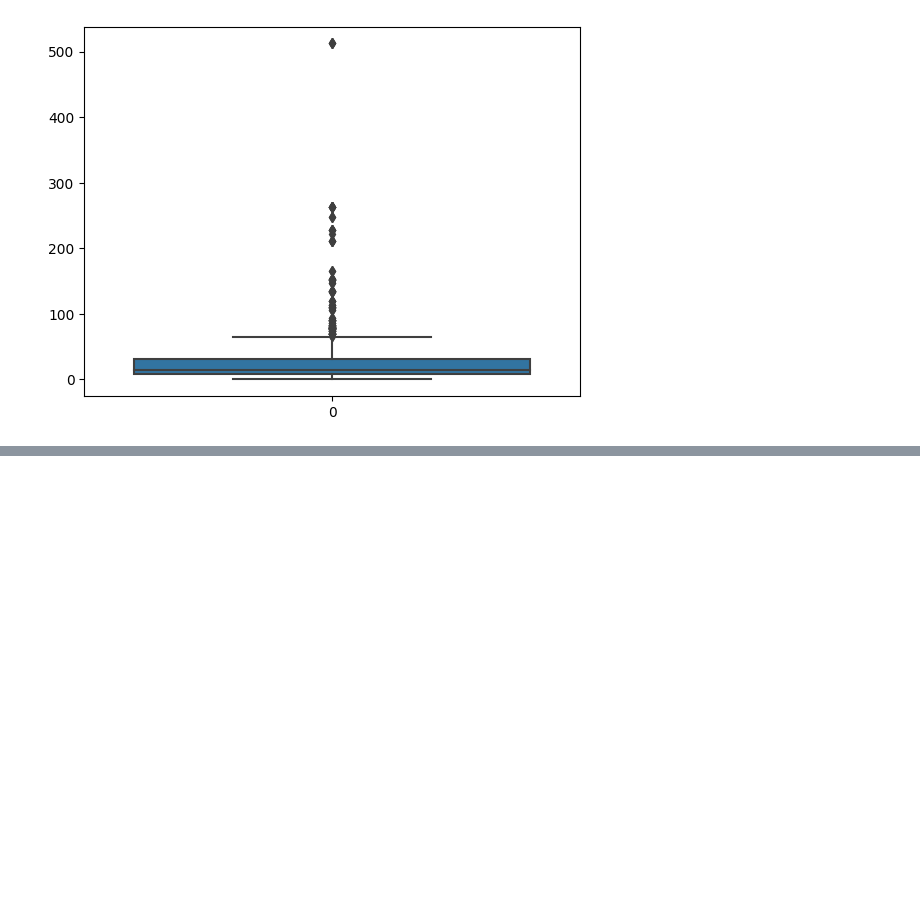
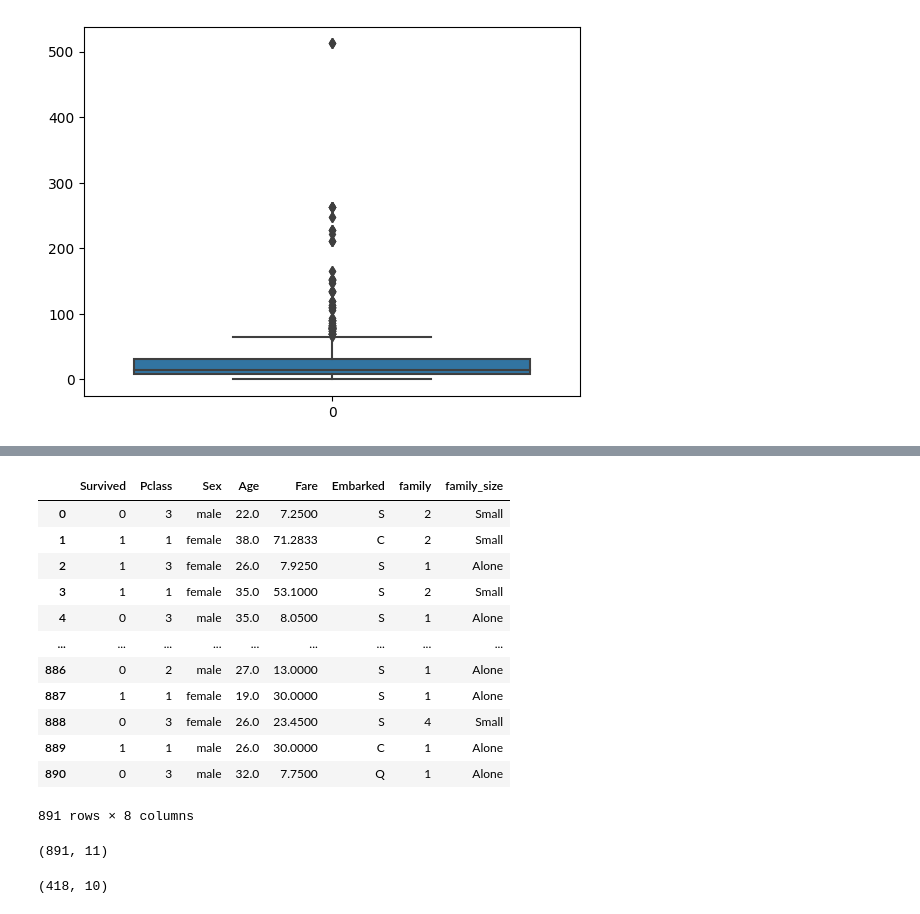
Before and after one commit to Rishiraj-singh7/Survival-Titanic-submission, a Jupyter notebook: main.ipynb, the cells around one changed output, grey strips where cells are left out. Cells and saved outputs as stored; diff of their text form; code cells hidden in the pictures; blank space fills up the shorter version.

```diff
--- a/main.ipynb
+++ b/main.ipynb
@@ -269,0 +322,6 @@ sns.boxplot(train['Fare'])
+# %%
+train.drop(columns=['Name'],inplace=True)
+test.drop(columns=['Name'],inplace=True)
+# %%
+train.drop(columns=['SibSp','Parch'],inplace=True)
+test.drop(columns=['SibSp','Parch'],inplace=True)
@@ -269,0 +342,8 @@ sns.boxplot(train['Fare'])
+# %%
+def family_size(number):
+    if number==1:
+        return "Alone"
+    elif number>1 and number <5:
+        return "Small"
+    else:
+        return "Large"
@@ -269,0 +354,2 @@ sns.boxplot(train['Fare'])
+# %%
+train['family_size']=train['family'].apply(family_size)
@@ -269,0 +392,16 @@ sns.boxplot(train['Fare'])
+# %%
+train
+# %% [output]
+|  | Survived | Pclass | Sex | Age | Fare | Embarked | family | family_size |
+| 0 | 0 | 3 | male | 22.0 | 7.2500 | S | 2 | Small |
+| 1 | 1 | 1 | female | 38.0 | 71.2833 | C | 2 | Small |
+| 2 | 1 | 3 | female | 26.0 | 7.9250 | S | 1 | Alone |
+| 3 | 1 | 1 | female | 35.0 | 53.1000 | S | 2 | Small |
+| 4 | 0 | 3 | male | 35.0 | 8.0500 | S | 1 | Alone |
+| ... | ... | ... | ... | ... | ... | ... | ... | ... |
+| 886 | 0 | 2 | male | 27.0 | 13.0000 | S | 1 | Alone |
+| 887 | 1 | 1 | female | 19.0 | 30.0000 | S | 1 | Alone |
+| 888 | 0 | 3 | female | 26.0 | 23.4500 | S | 4 | Small |
+| 889 | 1 | 1 | male | 26.0 | 30.0000 | C | 1 | Alone |
+| 890 | 0 | 3 | male | 32.0 | 7.7500 | Q | 1 | Alone |
+891 rows × 8 columns
@@ -269,0 +410,4 @@ sns.boxplot(train['Fare'])
+# %%
+train.shape
+# %% [output]
+(891, 11)
@@ -269,0 +416,4 @@ sns.boxplot(train['Fare'])
+# %%
+test.shape
+# %% [output]
+(418, 10)
```
Also changed, not shown: parts of 20 cells of this notebook.
